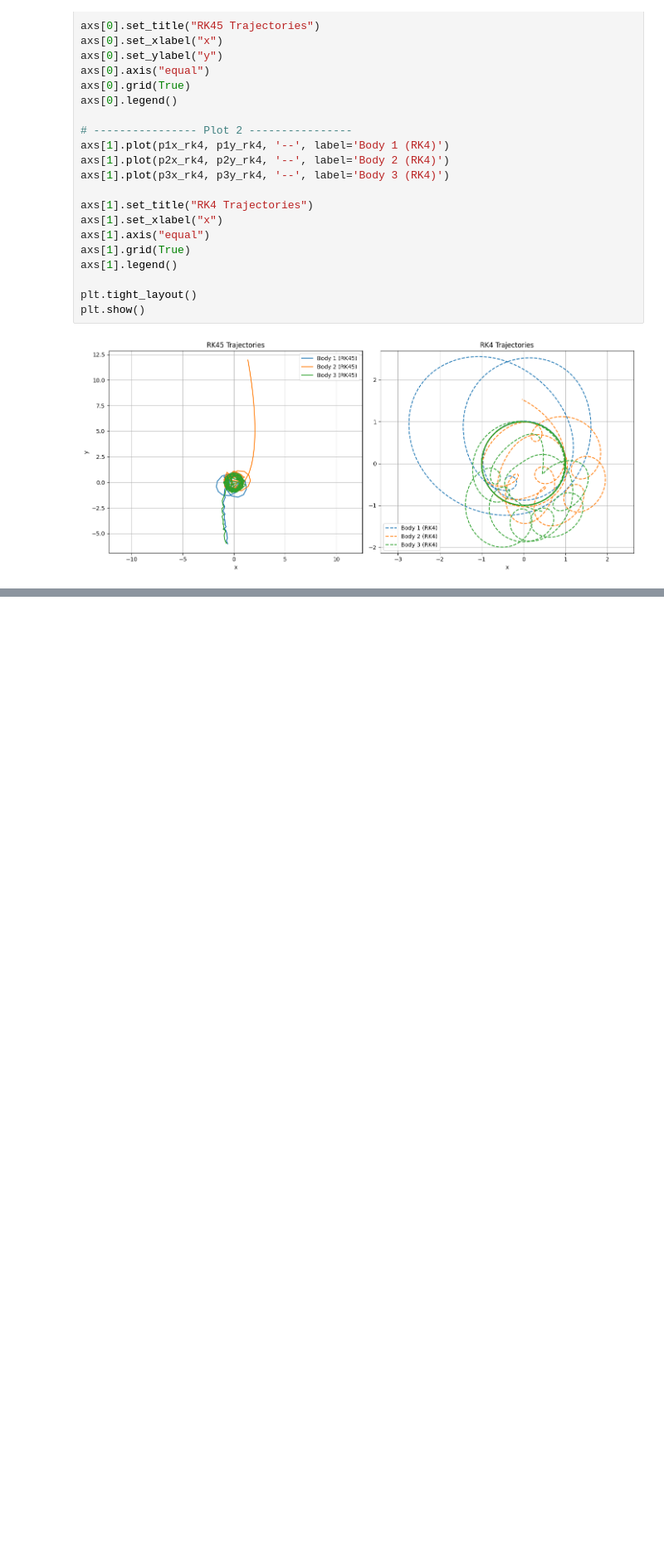
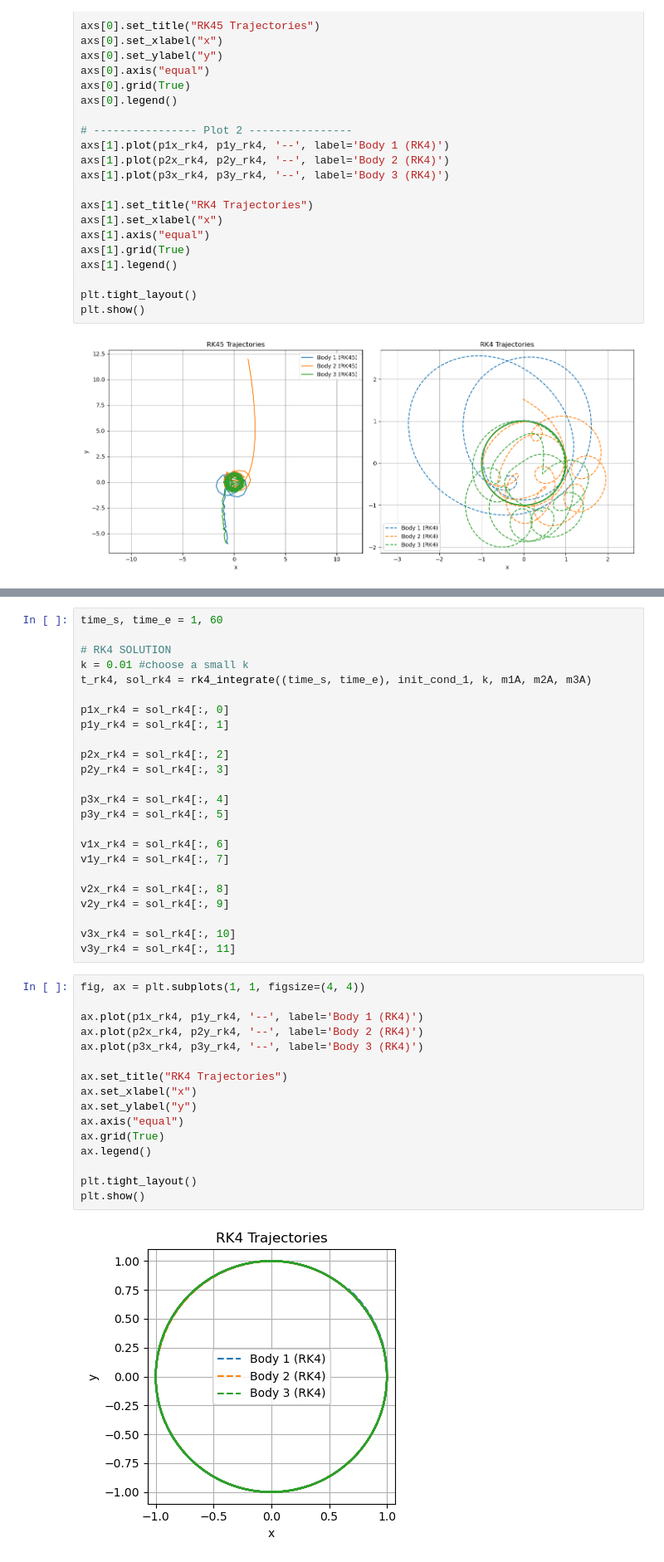
Before and after one commit to casafeng/ThreeBodyProblem, a Jupyter notebook: final_draft.ipynb, the cells around one changed output, grey strips where cells are left out. Shown at 83% size. Drawn from its saved outputs; the diff is of its cells as text; blank space fills up the shorter version.

```diff
--- a/final_draft.ipynb
+++ b/final_draft.ipynb
@@ -674,0 +729,42 @@ plt.show()
+# %%
+time_s, time_e = 1, 60
+
+# RK4 SOLUTION
+k = 0.01 #choose a small k
+t_rk4, sol_rk4 = rk4_integrate((time_s, time_e), init_cond_1, k, m1A, m2A, m3A)
+
+p1x_rk4 = sol_rk4[:, 0]
+p1y_rk4 = sol_rk4[:, 1]
+
+p2x_rk4 = sol_rk4[:, 2]
+p2y_rk4 = sol_rk4[:, 3]
+
+p3x_rk4 = sol_rk4[:, 4]
+p3y_rk4 = sol_rk4[:, 5]
+
+v1x_rk4 = sol_rk4[:, 6]
+v1y_rk4 = sol_rk4[:, 7]
+
+v2x_rk4 = sol_rk4[:, 8]
+v2y_rk4 = sol_rk4[:, 9]
+
+v3x_rk4 = sol_rk4[:, 10]
+v3y_rk4 = sol_rk4[:, 11]
+# %%
+fig, ax = plt.subplots(1, 1, figsize=(4, 4))
+
+ax.plot(p1x_rk4, p1y_rk4, '--', label='Body 1 (RK4)')
+ax.plot(p2x_rk4, p2y_rk4, '--', label='Body 2 (RK4)')
+ax.plot(p3x_rk4, p3y_rk4, '--', label='Body 3 (RK4)')
+
+ax.set_title("RK4 Trajectories")
+ax.set_xlabel("x")
+ax.set_ylabel("y")
+ax.axis("equal")
+ax.grid(True)
+ax.legend()
+
+plt.tight_layout()
+plt.show()
+# %% [output]
+[figure, added]
```
Also changed, not shown: parts of 22 cells of this notebook.
